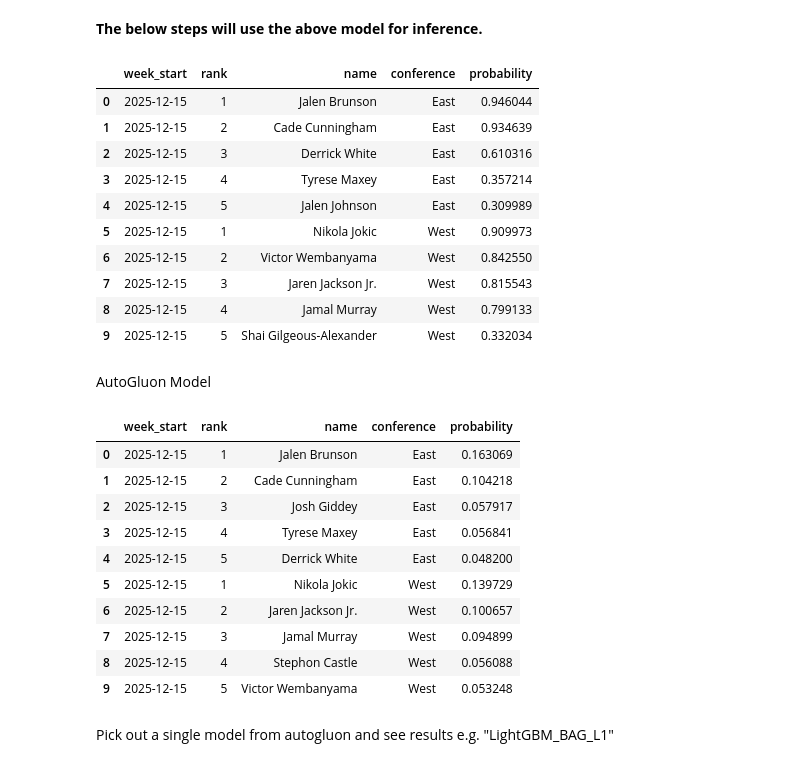
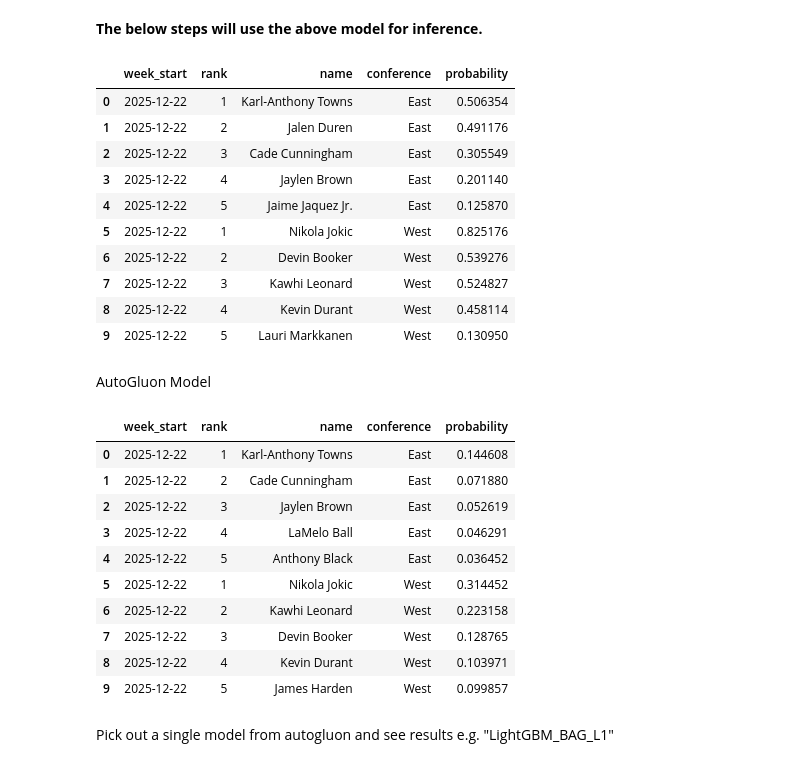
Before and after one commit to dejiandrew/nba-award-predictor, a Jupyter notebook: lightgbm_model.ipynb, the cells around one changed output. Drawn from its saved outputs; the diff is of its cells as text; code cells hidden in the pictures.

```diff
--- a/lightgbm_model.ipynb
+++ b/lightgbm_model.ipynb
@@ -728,6 +690,7 @@ def get_potw_predictions(week_start: str):
 
 
   overall_weekly_agg_df = overall_weekly_agg_df.drop(columns=['team_assists', 'team_fg','team_ppg_fixed', 'lg_ppg', 'u_per', 'pace_adjustment', 'a_per'])
+#  overall_weekly_agg_df = overall_weekly_agg_df.drop(columns=['player_efficiency_rating'])
 
 
 ################################################################
@@ -751,44 +714,44 @@ def get_potw_predictions(week_start: str):
 
   # Now partition by season, week, and conference and return top 5 for each conference
   results
   query = f"""
   WITH CTE AS (SELECT *,
   RANK() OVER(PARTITION BY season, week, conference ORDER BY probability DESC) AS rank
   FROM results
   )
 
   ,CTE2 AS (
   SELECT * FROM CTE WHERE conference = 'East' AND rank <= 5
   UNION ALL
   SELECT * FROM CTE WHERE conference = 'West' AND rank <= 5
 
   )
   SELECT
   '{week_start}' AS week_start
   ,rank
   ,full_name as name
   ,conference
   ,probability
   FROM CTE2
   """
 
   top_five_per_conference = duckdb.query(query).df()
 
   return top_five_per_conference
 
-get_potw_predictions('2025-12-15')
+get_potw_predictions('2025-12-22')
 # %% [output]
 |  | week_start | rank | name | conference | probability |
-| 0 | 2025-12-15 | 1 | Jalen Brunson | East | 0.946044 |
-| 1 | 2025-12-15 | 2 | Cade Cunningham | East | 0.934639 |
-| 2 | 2025-12-15 | 3 | Derrick White | East | 0.610316 |
-| 3 | 2025-12-15 | 4 | Tyrese Maxey | East | 0.357214 |
-| 4 | 2025-12-15 | 5 | Jalen Johnson | East | 0.309989 |
-| 5 | 2025-12-15 | 1 | Nikola Jokic | West | 0.909973 |
-| 6 | 2025-12-15 | 2 | Victor Wembanyama | West | 0.842550 |
-| 7 | 2025-12-15 | 3 | Jaren Jackson Jr. | West | 0.815543 |
-| 8 | 2025-12-15 | 4 | Jamal Murray | West | 0.799133 |
-| 9 | 2025-12-15 | 5 | Shai Gilgeous-Alexander | West | 0.332034 |
+| 0 | 2025-12-22 | 1 | Karl-Anthony Towns | East | 0.506354 |
+| 1 | 2025-12-22 | 2 | Jalen Duren | East | 0.491176 |
+| 2 | 2025-12-22 | 3 | Cade Cunningham | East | 0.305549 |
+| 3 | 2025-12-22 | 4 | Jaylen Brown | East | 0.201140 |
+| 4 | 2025-12-22 | 5 | Jaime Jaquez Jr. | East | 0.125870 |
+| 5 | 2025-12-22 | 1 | Nikola Jokic | West | 0.825176 |
+| 6 | 2025-12-22 | 2 | Devin Booker | West | 0.539276 |
+| 7 | 2025-12-22 | 3 | Kawhi Leonard | West | 0.524827 |
+| 8 | 2025-12-22 | 4 | Kevin Durant | West | 0.458114 |
+| 9 | 2025-12-22 | 5 | Lauri Markkanen | West | 0.130950 |
 # %% [markdown]
 AutoGluon Model
 # %%
@@ -864,19 +827,19 @@ def get_potw_predictions(week_start: str):
 
   return top_five_per_conference
 
-get_potw_predictions('2025-12-15')
+get_potw_predictions('2025-12-22')
 # %% [output]
 |  | week_start | rank | name | conference | probability |
-| 0 | 2025-12-15 | 1 | Jalen Brunson | East | 0.163069 |
-| 1 | 2025-12-15 | 2 | Cade Cunningham | East | 0.104218 |
-| 2 | 2025-12-15 | 3 | Josh Giddey | East | 0.057917 |
-| 3 | 2025-12-15 | 4 | Tyrese Maxey | East | 0.056841 |
-| 4 | 2025-12-15 | 5 | Derrick White | East | 0.048200 |
-| 5 | 2025-12-15 | 1 | Nikola Jokic | West | 0.139729 |
-| 6 | 2025-12-15 | 2 | Jaren Jackson Jr. | West | 0.100657 |
-| 7 | 2025-12-15 | 3 | Jamal Murray | West | 0.094899 |
-| 8 | 2025-12-15 | 4 | Stephon Castle | West | 0.056088 |
-| 9 | 2025-12-15 | 5 | Victor Wembanyama | West | 0.053248 |
+| 0 | 2025-12-22 | 1 | Karl-Anthony Towns | East | 0.144608 |
+| 1 | 2025-12-22 | 2 | Cade Cunningham | East | 0.071880 |
+| 2 | 2025-12-22 | 3 | Jaylen Brown | East | 0.052619 |
+| 3 | 2025-12-22 | 4 | LaMelo Ball | East | 0.046291 |
+| 4 | 2025-12-22 | 5 | Anthony Black | East | 0.036452 |
+| 5 | 2025-12-22 | 1 | Nikola Jokic | West | 0.314452 |
+| 6 | 2025-12-22 | 2 | Kawhi Leonard | West | 0.223158 |
+| 7 | 2025-12-22 | 3 | Devin Booker | West | 0.128765 |
+| 8 | 2025-12-22 | 4 | Kevin Durant | West | 0.103971 |
+| 9 | 2025-12-22 | 5 | James Harden | West | 0.099857 |
 # %% [markdown]
 Pick out a single model from autogluon and see results e.g. "LightGBM_BAG_L1"
 # %%
```
Also changed, not shown: parts of 16 cells of this notebook.
